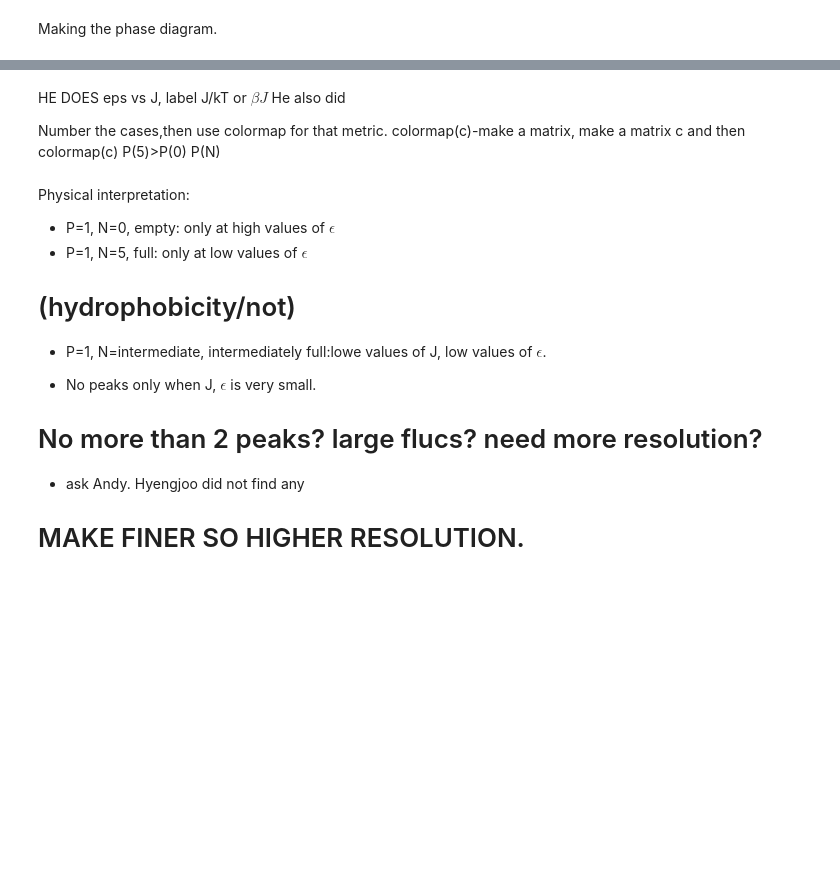
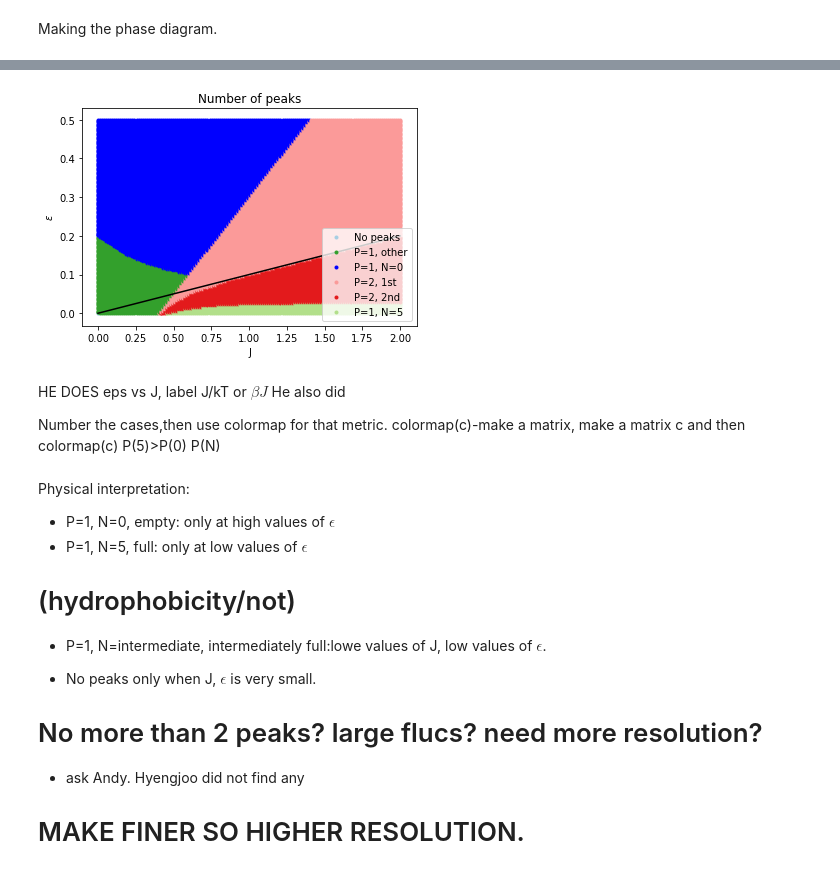
Before and after one commit to martagonzalvo/che164, a Jupyter notebook: 164Project_v2.ipynb, the cells around one changed output, grey strips where cells are left out. Drawn from its saved outputs; the diff is of its cells as text; code cells hidden in the pictures; blank space fills up the shorter version.

```diff
--- a/164Project_v2.ipynb
+++ b/164Project_v2.ipynb
@@ -450,3 +486,87 @@ No handles with labels found to put in legend.
+# %%
+eps_part3 = np.linspace(0, 0.5, 150)
+J_part3 = np.linspace(0, 2, 150)
+ep_mesh, J_mesh = np.meshgrid(eps_part3, J_part3)
+
+start = time.time()
+peak_info_10 = []
+for eps, Js in zip(ep_mesh, J_mesh):
+    for ep, J in zip(eps,Js):
+        peaks = find_peaks(ep,J)
+        peak_info_10.append(peaks)
+colors = ['#a6cee3','#1f78b4','#b2df8a','#33a02c','#fb9a99','#e31a1c','#fdbf6f','#ff7f00','#cab2d6']
+
+n_0, n_1, n_2, n_3, n_4, n_5, n_6, n_7, n_8 = 0,0,0,0,0,0,0,0,0
+
+for p in peak_info_10[::]:
+
+    if p[2] == 0:
+        if n_0 == 0:
+            plt.scatter(p[1], p[0], color=colors[0], marker='.', label='No peaks')
+        plt.scatter(p[1], p[0], color=colors[0], marker='.')
+        n_0 +=1
+    # 1 peak
+    ## Empty
+    if p[2] == 1 and p[3]==[0]:
+        if n_1 == 0:
+            plt.scatter(p[1], p[0], color='blue', marker='.', label='P=1, N=0')
+        plt.scatter(p[1], p[0], color='blue', marker='.')
+        n_1 +=1
+    ## Full
+    if p[2] == 1 and p[3]==[5]:
+        if n_2 == 0:
+            plt.scatter(p[1], p[0], color=colors[2], marker='.', label='P=1, N=5')
+        plt.scatter(p[1], p[0], color=colors[2], marker='.')
+        n_2 +=1
+    ## Elsewhere
+    if p[2] == 1 and p[3]!=[0] and p[3]!=[5]:
+        if n_3 == 0:
+            plt.scatter(p[1], p[0], color=colors[3], marker='.', label='P=1, other')
+        plt.scatter(p[1], p[0], color=colors[3], marker='.')
+        n_3 +=1
+
+    #2 peaks
+    ## First larger
+    if p[2] == 2 and p[3]==[0]: # 1st larger
+        if n_4 == 0:
+            plt.scatter(p[1], p[0], color=colors[4], marker='.', label='P=2, 1st')
+        plt.scatter(p[1], p[0], color=colors[4], marker='.')
+        n_4 +=1
+    ## Second larger
+    if p[2] == 2 and p[3]==[1]: #and 2nd larger:
+        if n_5 == 0:
+            plt.scatter(p[1], p[0], color=colors[5], marker='.', label='P=2, 2nd')
+        plt.scatter(p[1], p[0], color=colors[5], marker='.')
+        n_5 +=1
+
+    # 3, 4, and 5 peaks
+    if p[2] == 3:
+        if n_6 == 0:
+            plt.scatter(p[1], p[0], color=colors[6], marker='.', label='P=3')
+        plt.scatter(p[1], p[0], color=colors[6], marker='.')
+        n_6 +=1
+    if p[2] == 4:
+        if n_7 == 0:
+            plt.scatter(p[1], p[0], color=colors[7], marker='.', label='P=4')
+        plt.scatter(p[1], p[0], color=colors[7], marker='.')
+        n_7 +=1
+    if p[2] == 5:
+        if n_8 == 0:
+            plt.scatter(p[1], p[0], color=colors[8], marker='.', label='P=5')
+        plt.scatter(p[1], p[0], color=colors[8], marker='.')
+        n_8 +=1
+
+plt.title('Number of peaks')
+plt.xlabel('J')
+plt.ylabel('$\epsilon$')
+
+J_special = [0,2]
+eps_special = [0,0.2]
+plt.plot(J_special, eps_special, color='black');
+
+plt.legend();
+# %% [output]
+[figure, added]
 # %% [markdown]
 HE DOES eps vs J, label J/kT or $\beta J$
 He also did
```
Also changed, not shown: parts of 33 cells of this notebook, 1 other file.
